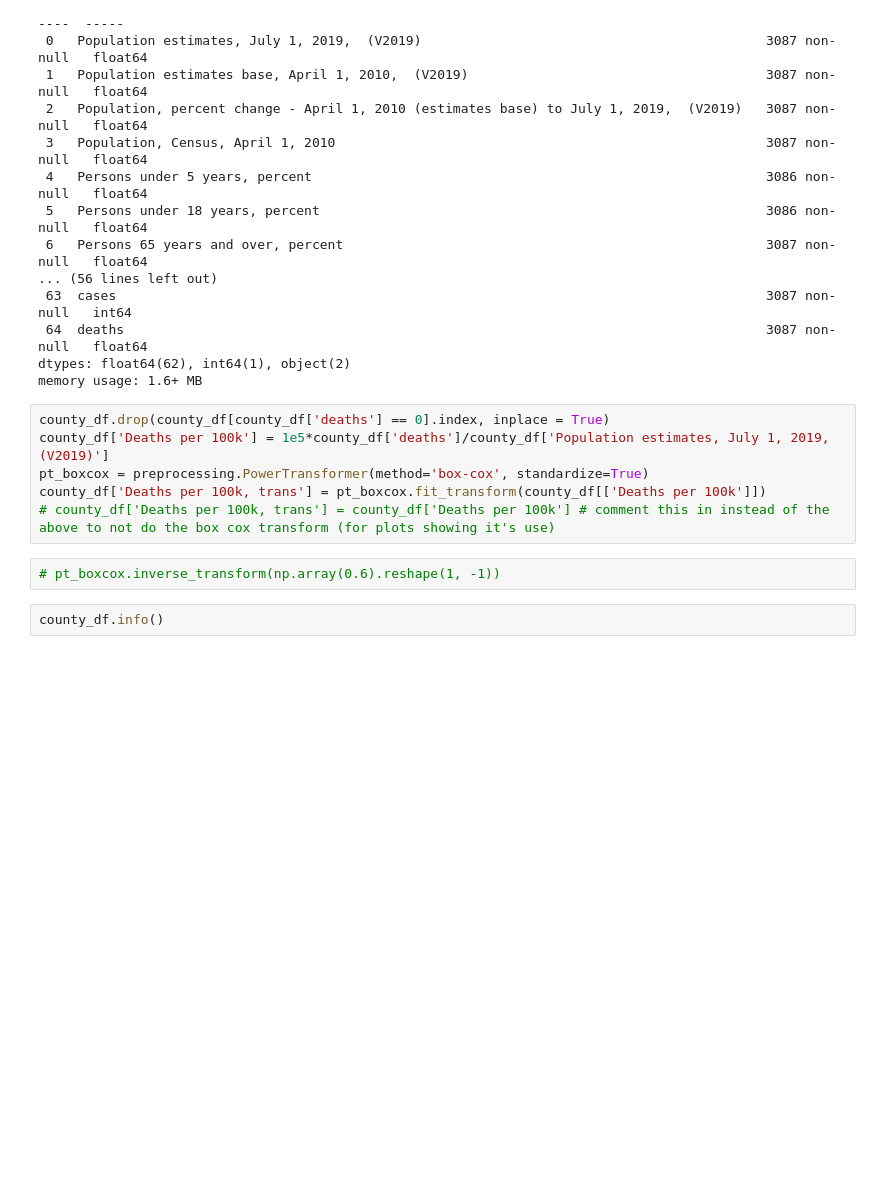
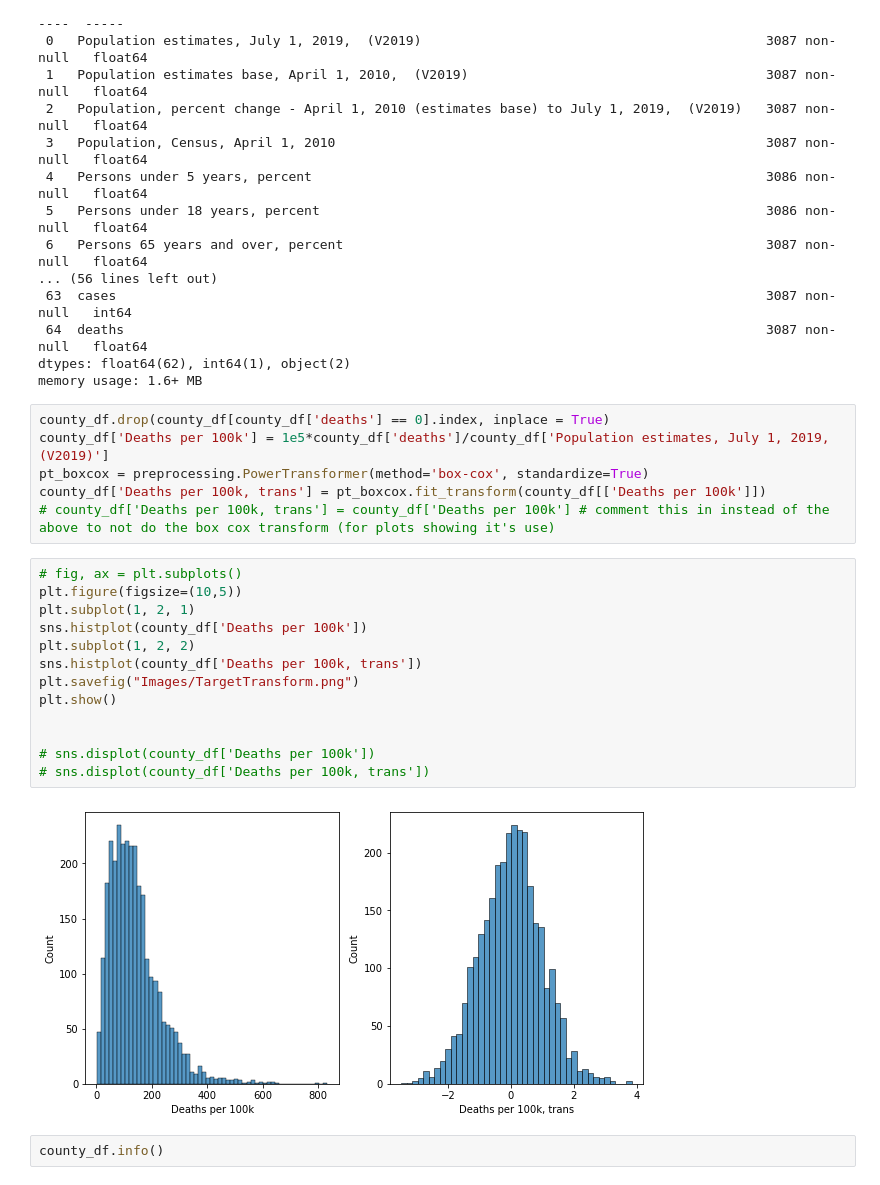
Before and after one commit to nkinnaird/CountyCovidIndexing, a Jupyter notebook: code/doRegression.ipynb, the cells around one changed output. Cells and saved outputs as stored; diff of their text form; blank space fills up the shorter version.

Commit message:
Begun working on presentation, committing various plots and associated code.

```diff
--- a/code/doRegression.ipynb
+++ b/code/doRegression.ipynb
@@ -42,8 +42,21 @@ county_df['Deaths per 100k'] = 1e5*county_df['deaths']/county_df['Population est
 pt_boxcox = preprocessing.PowerTransformer(method='box-cox', standardize=True)
 county_df['Deaths per 100k, trans'] = pt_boxcox.fit_transform(county_df[['Deaths per 100k']])
 # county_df['Deaths per 100k, trans'] = county_df['Deaths per 100k'] # comment this in instead of the above to not do the box cox transform (for plots showing it's use)
-# %%
-# pt_boxcox.inverse_transform(np.array(0.6).reshape(1, -1))
+# %%
+# fig, ax = plt.subplots()
+plt.figure(figsize=(10,5))
+plt.subplot(1, 2, 1)
+sns.histplot(county_df['Deaths per 100k'])
+plt.subplot(1, 2, 2)
+sns.histplot(county_df['Deaths per 100k, trans'])
+plt.savefig("Images/TargetTransform.png")
+plt.show()
+
+
+# sns.displot(county_df['Deaths per 100k'])
+# sns.displot(county_df['Deaths per 100k, trans'])
+# %% [output]
+[figure, added]
 # %%
 county_df.info()
 # %% [output]
```
Also changed, not shown: parts of 8 cells of this notebook, 20 other files.
